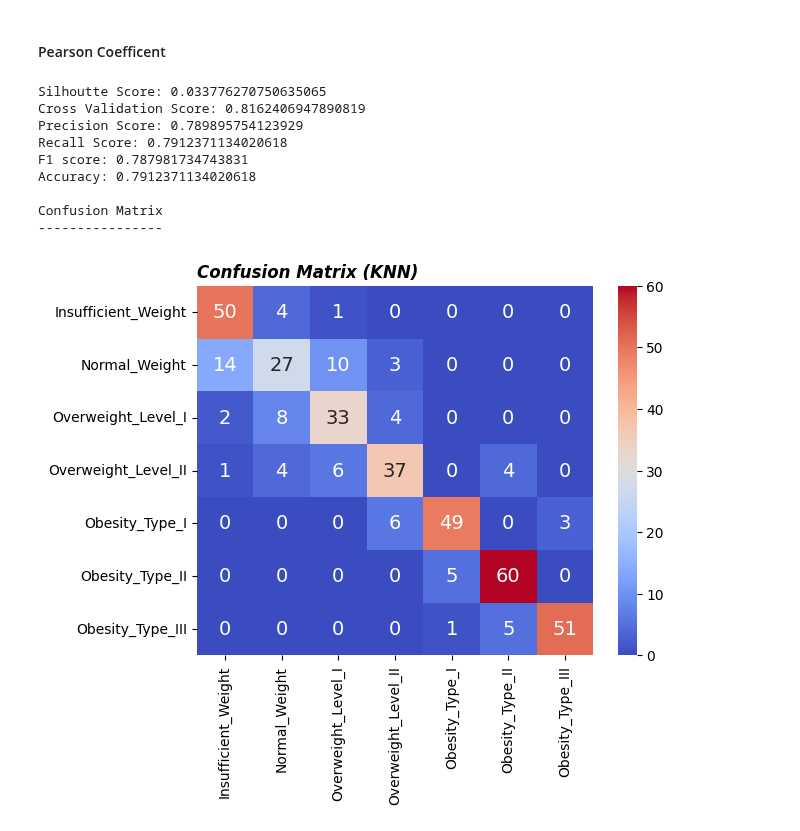
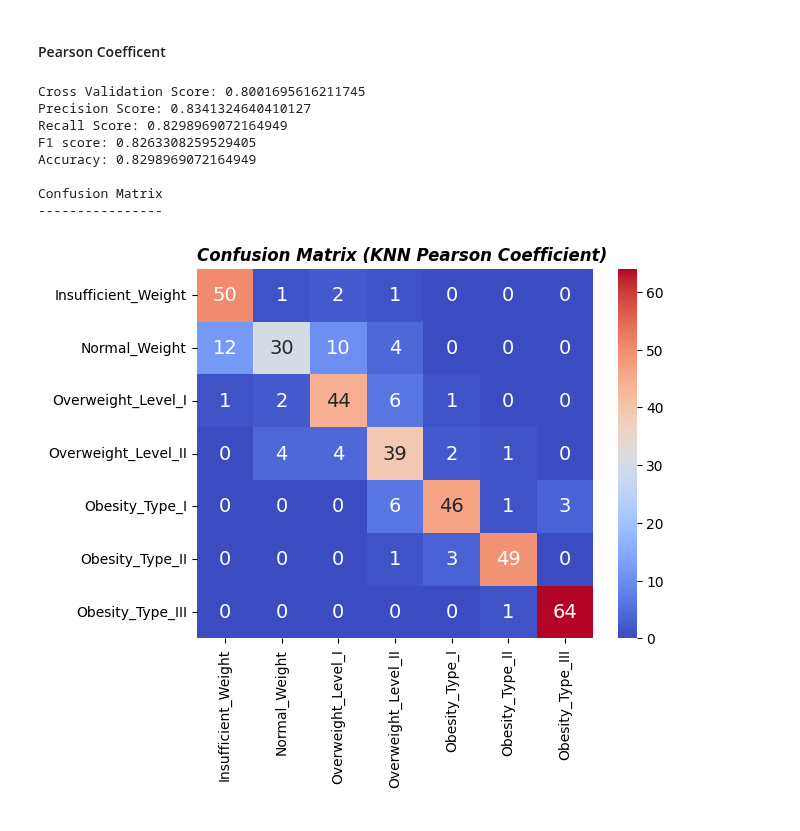
Before and after one commit to xvxvdee/CPS844_Assignment, a Jupyter notebook: KNN.ipynb, the cells around one changed output. Cells and saved outputs as stored; diff of their text form; code cells hidden in the pictures.

Commit message:
Fixed graph titles and added stratification

```diff
--- a/KNN.ipynb
+++ b/KNN.ipynb
@@ -179,39 +177,37 @@ Confusion Matrix
 # %%
 good_attributes = ["Age","Weight","CAEC"]
 
 X = df[good_attributes]
 Y = df["NObeyesdad"]
-xTrain, xTest, yTrain, yTest = train_test_split(X, Y, test_size=0.2, random_state=42)
+xTrain, xTest, yTrain, yTest = train_test_split(X, Y, test_size=0.2, random_state=42, stratify=y)
 
 
 knn = KNeighborsClassifier(n_neighbors=4)
 knn.fit(xTrain,yTrain)
 yPred = knn.predict(xTest)
 
 cv_score = np.array(cross_val_score(knn, xTrain,yTrain, cv=10)).mean()
 cf_matrix = confusion_matrix(yTest,yPred)
 metrics = precision_recall_fscore_support(yTest,yPred,average="weighted")
 precision,recall,f1=metrics[0],metrics[1],metrics[2]
 accuracy = accuracy_score(yTest,yPred)
 
 
-print("Silhoutte Score: "+str(silhouette_score(xTrain,yTrain)))
 print(f"Cross Validation Score: {cv_score}\nPrecision Score: {precision}\nRecall Score: {recall}\nF1 score: {f1}\nAccuracy: {accuracy}")
 
 print("\nConfusion Matrix \n----------------")
 sns.heatmap(pd.DataFrame(cf_matrix, labels, labels), annot=True, annot_kws={"size": 14},cmap = 'coolwarm') # font size
-plt.title("Confusion Matrix (KNN)",loc='left', fontweight='bold',  style='italic')
+plt.title("Confusion Matrix (KNN Pearson Coefficient)",loc='left', fontweight='bold',  style='italic')
 plt.show()
 
-interpret_confusion_matrix(cf_matrix,"Breakdown of Confusion Matrix (KNN RFECV)", labels)
+interpret_confusion_matrix(cf_matrix,"Breakdown of Confusion Matrix (KNN Pearson Coefficient)", labels)
 # %% [output]
-Silhoutte Score: 0.033776270750635065
-Cross Validation Score: 0.8162406947890819
-Precision Score: 0.789895754123929
-Recall Score: 0.7912371134020618
-F1 score: 0.787981734743831
-Accuracy: 0.7912371134020618
+Cross Validation Score: 0.8001695616211745
+Precision Score: 0.8341324640410127
+Recall Score: 0.8298969072164949
+F1 score: 0.8263308259529405
+Accuracy: 0.8298969072164949
 
 Confusion Matrix
 ----------------
-[figure, old version]
+[figure, new version]
```
Also changed, not shown: parts of 1 cell of this notebook, 1 other file.
